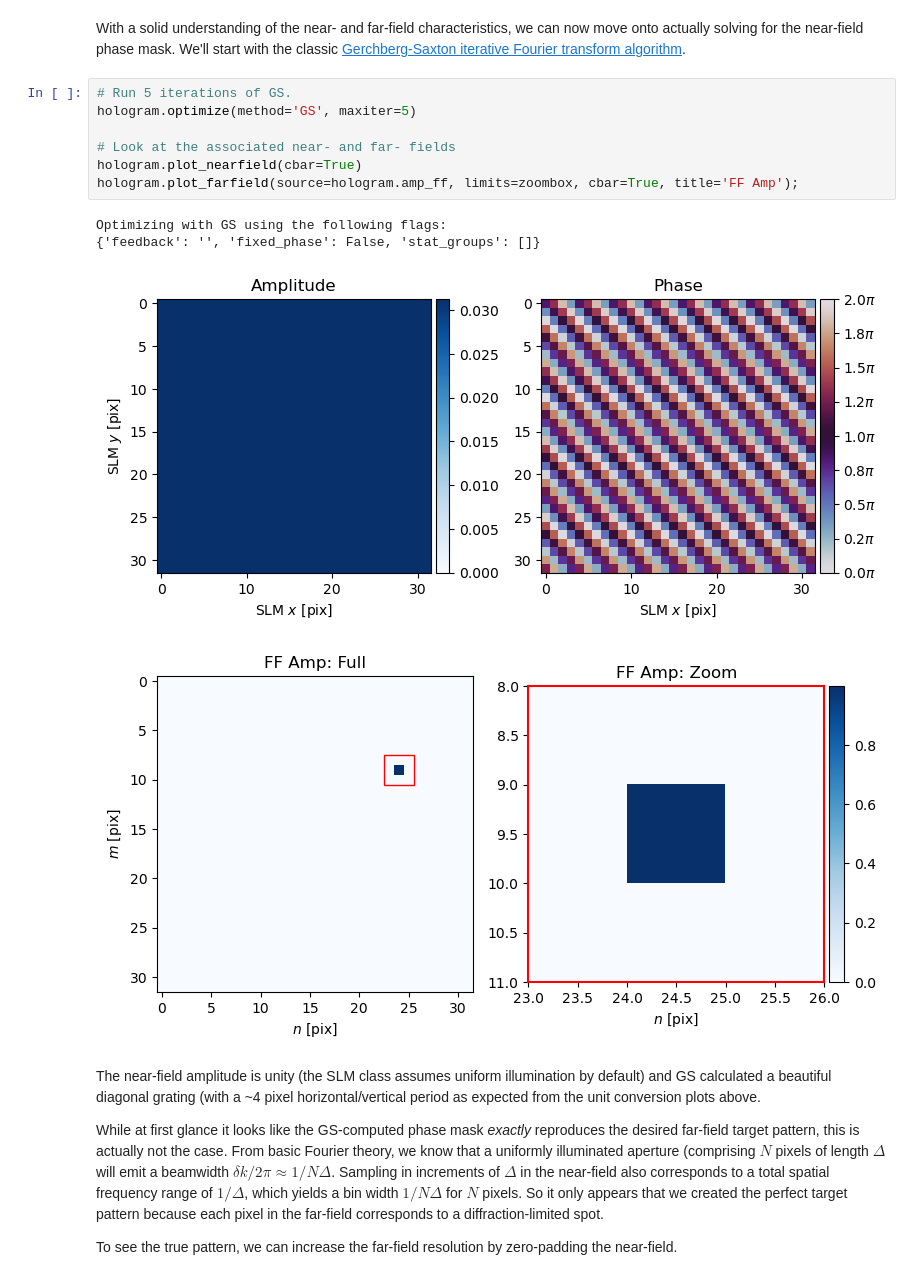
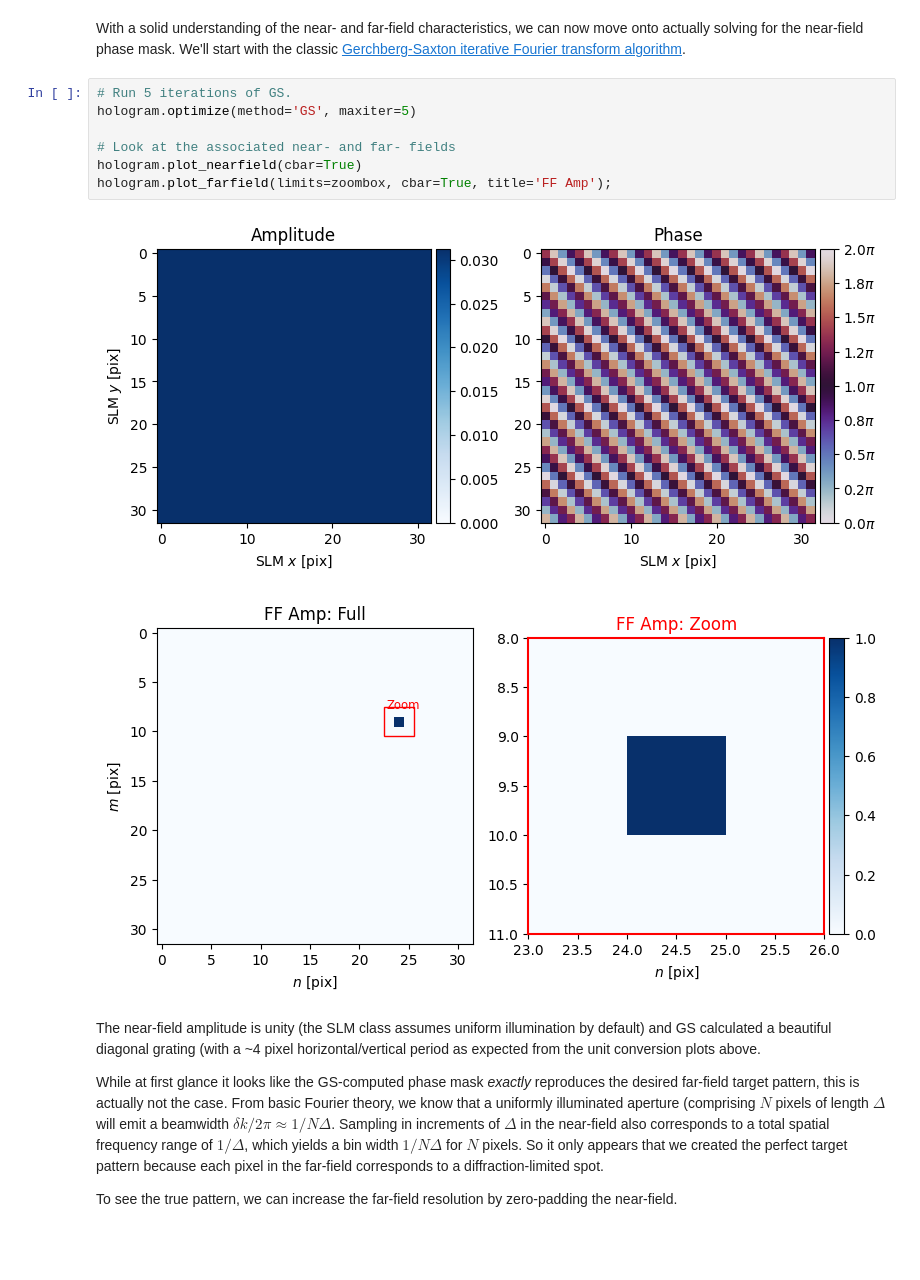
Before and after one commit to slmsuite/slmsuite-examples, a Jupyter notebook: examples/computational_holography.ipynb, the cells around one changed output. Cells and saved outputs as stored; diff of their text form; blank space fills up the shorter version.

```diff
--- a/examples/computational_holography.ipynb
+++ b/examples/computational_holography.ipynb
@@ -97,15 +89,13 @@ With a solid understanding of the near- and far-field characteristics, we can no
 # %%
 # Run 5 iterations of GS.
 hologram.optimize(method='GS', maxiter=5)
 
 # Look at the associated near- and far- fields
 hologram.plot_nearfield(cbar=True)
-hologram.plot_farfield(source=hologram.amp_ff, limits=zoombox, cbar=True, title='FF Amp');
+hologram.plot_farfield(limits=zoombox, cbar=True, title='FF Amp');
 # %% [output]
-Optimizing with GS using the following flags:
-{'feedback': '', 'fixed_phase': False, 'stat_groups': []}
-[figure, old version]
+[figure, new version]
-[figure, old version]
+[figure, new version]
 # %% [markdown]
 The near-field amplitude is unity (the SLM class assumes uniform illumination by default) and GS calculated a beautiful diagonal grating (with a ~4 pixel horizontal/vertical period as expected from the unit conversion plots above.
 
```
Also changed, not shown: parts of 14 cells of this notebook.
